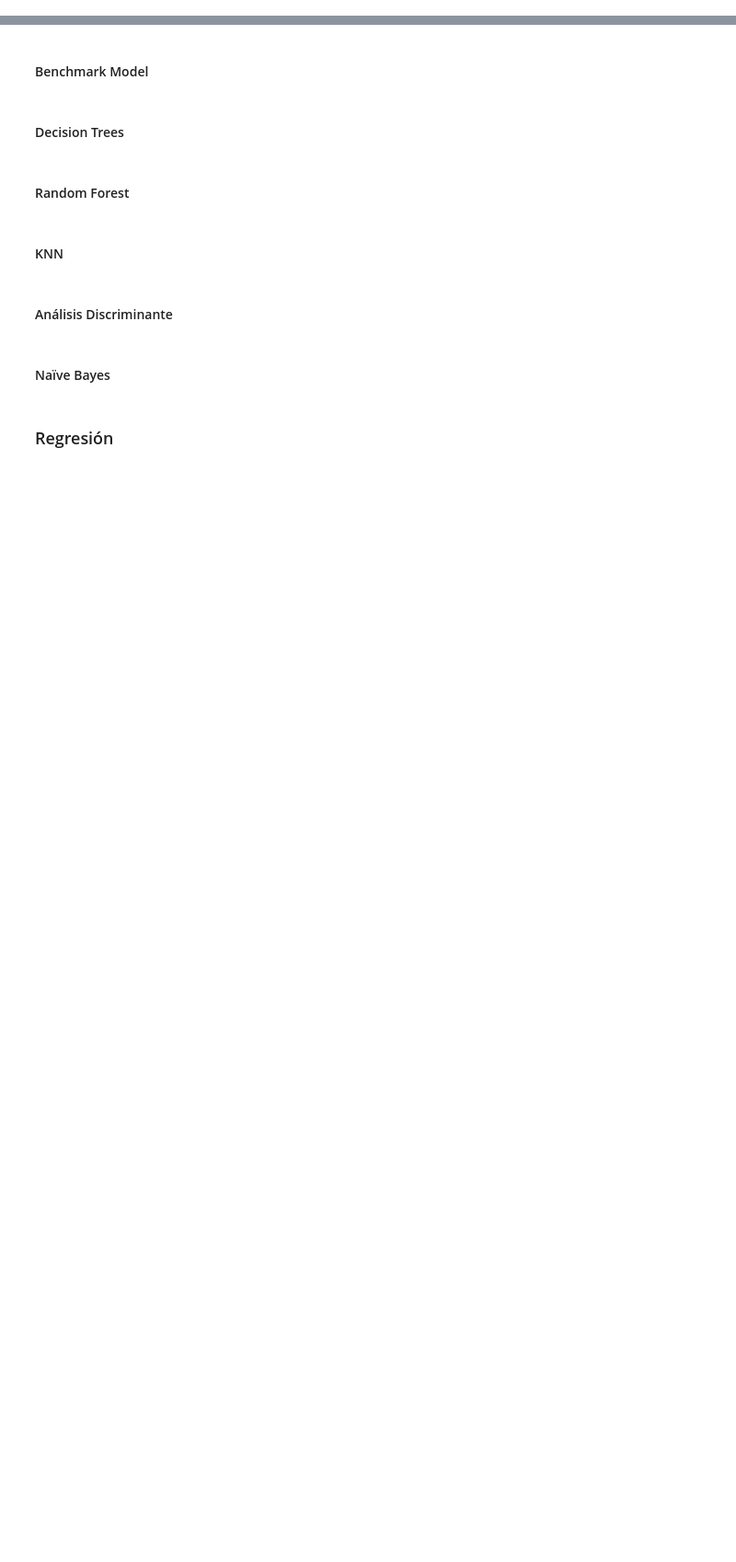
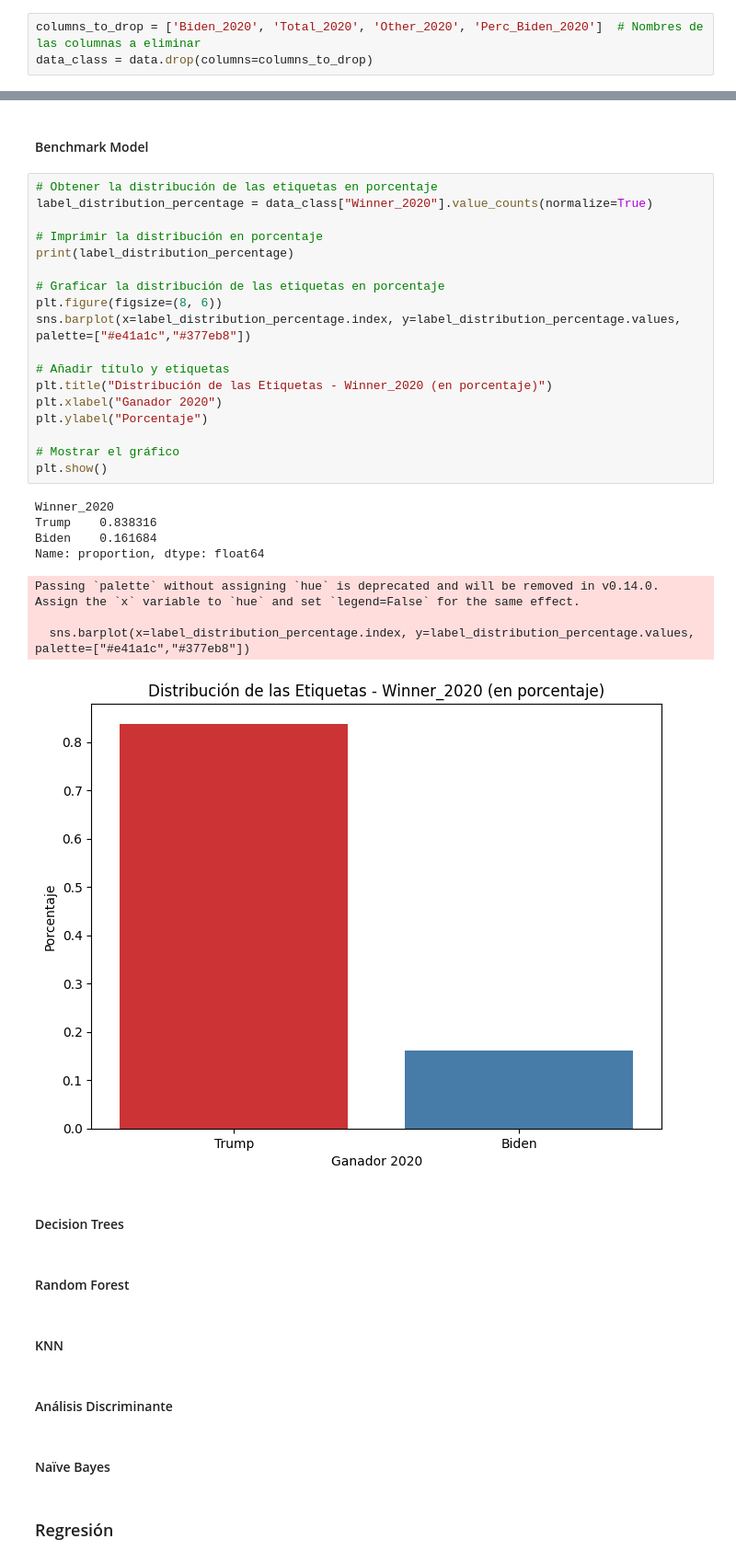
Before and after one commit to jorgegarcelan/elections_usa_2020, a Jupyter notebook: elections.ipynb, the cells around one changed output, grey strips where cells are left out. Shown: that part at 92% size. Saved outputs shown, nothing was run; the diff lists cells and outputs as text; blank space fills up the shorter version.

```diff
--- a/elections.ipynb
+++ b/elections.ipynb
@@ -180,0 +193,3 @@ En esta sección, utilizaremos métodos de aprendizaje supervisado para abordar
+# %%
+columns_to_drop = ['Biden_2020', 'Total_2020', 'Other_2020', 'Perc_Biden_2020']  # Nombres de las columnas a eliminar
+data_class = data.drop(columns=columns_to_drop)
@@ -181,5 +210,32 @@ En esta sección, utilizaremos métodos de aprendizaje supervisado para abordar
 # %% [markdown]
 #### Benchmark Model
+# %%
+# Obtener la distribución de las etiquetas en porcentaje
+label_distribution_percentage = data_class["Winner_2020"].value_counts(normalize=True)
+
+# Imprimir la distribución en porcentaje
+print(label_distribution_percentage)
+
+# Graficar la distribución de las etiquetas en porcentaje
+plt.figure(figsize=(8, 6))
+sns.barplot(x=label_distribution_percentage.index, y=label_distribution_percentage.values, palette=["#e41a1c","#377eb8"])
+
+# Añadir título y etiquetas
+plt.title("Distribución de las Etiquetas - Winner_2020 (en porcentaje)")
+plt.xlabel("Ganador 2020")
+plt.ylabel("Porcentaje")
+
+# Mostrar el gráfico
+plt.show()
+# %% [output]
+Winner_2020
+Trump    0.838316
+Biden    0.161684
+Name: proportion, dtype: float64
+Passing `palette` without assigning `hue` is deprecated and will be removed in v0.14.0. Assign the `x` variable to `hue` and set `legend=False` for the same effect.
+
+  sns.barplot(x=label_distribution_percentage.index, y=label_distribution_percentage.values, palette=["#e41a1c","#377eb8"])
+[figure, added]
 # %% [markdown]
 #### Decision Trees
 # %% [markdown]
```
Also changed, not shown: parts of 19 cells of this notebook, 2 other files.
